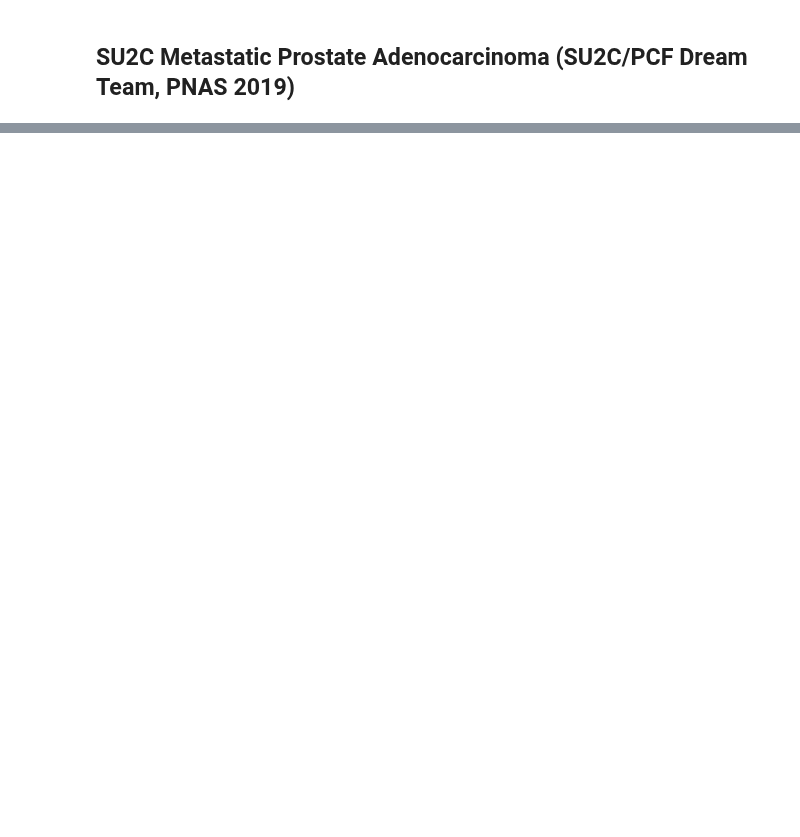
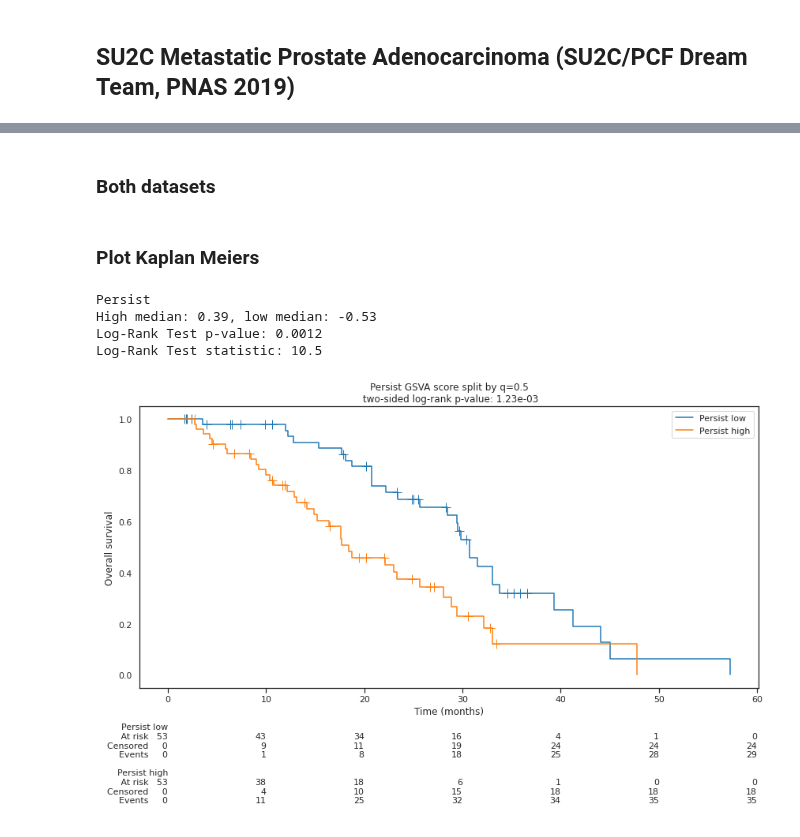
Before and after one commit to akiviaho/spatial, a Jupyter notebook: notebooks/bulk-rna-survival-analysis.ipynb, the cells around one changed output, grey strips where cells are left out. Saved outputs shown, nothing was run; the diff lists cells and outputs as text; code cells hidden in the pictures; blank space fills up the shorter version.

```diff
--- a/notebooks/bulk-rna-survival-analysis.ipynb
+++ b/notebooks/bulk-rna-survival-analysis.ipynb
@@ -230,13 +256,2 @@ Log-Rank Test statistic: 9.6
-# %%
-score = 'Club region'
-
-df = final_tcga_data[final_tcga_data['treatment_outcome_first_course'].isin([
-    'Complete Remission/Response','Partial Remission/Response','Stable Disease','Progressive Disease'])]
-
-df['treatment_outcome_first_course'] = df['treatment_outcome_first_course'].astype('category').cat.set_categories(['Complete Remission/Response','Partial Remission/Response','Stable Disease','Progressive Disease'])
-
-ax = sns.boxplot(df,y=score,x='treatment_outcome_first_course')
-ax.set_xticklabels(ax.get_xticklabels(),rotation=25)
-plt.show()
 # %% [markdown]
 ## SU2C Metastatic Prostate Adenocarcinoma (SU2C/PCF Dream Team, PNAS 2019)
@@ -246,0 +465,29 @@ dat_capture = pd.read_csv('bulk_RNAseq/prad_su2c_2019/data_mrna_seq_fpkm_capture
+# %% [markdown]
+### Both datasets
+# %%
+
+# Include only samples that don't have polya from the capture set
+capture_enrichment_res_non_ovelap = capture_enrichment_res[~(capture_enrichment_res['Sample Identifier'].isin(polya_enrichment_res['Sample Identifier']))]
+
+final_enrichment_dataset = pd.concat([polya_enrichment_res,capture_enrichment_res_non_ovelap],axis=0,ignore_index=True)
+
+#final_enrichment_dataset = pd.concat([polya_enrichment_res,capture_enrichment_res],axis=0,ignore_index=True)
+
+final_enrichment_dataset['OS'].value_counts()
+# %% [markdown]
+### Plot Kaplan Meiers
+# %%
+q = 0.5
+
+score_name = 'Persist'
+
+if score_name in final_enrichment_dataset.columns:
+    print(score_name)
+    #plot_distribution(final_tcga_data,score_name,thr=q)
+    plot_kaplan_meier_SU2C(final_enrichment_dataset, score_name,measure = 'Overall Survival (Months)',event = 'OS',thr=q,save_plot=False,show_plot=True)
+# %% [output]
+Persist
+High median: 0.39, low median: -0.53
+Log-Rank Test p-value: 0.0012
+Log-Rank Test statistic: 10.5
+[figure, added]
```
Also changed, not shown: parts of 35 cells of this notebook.
